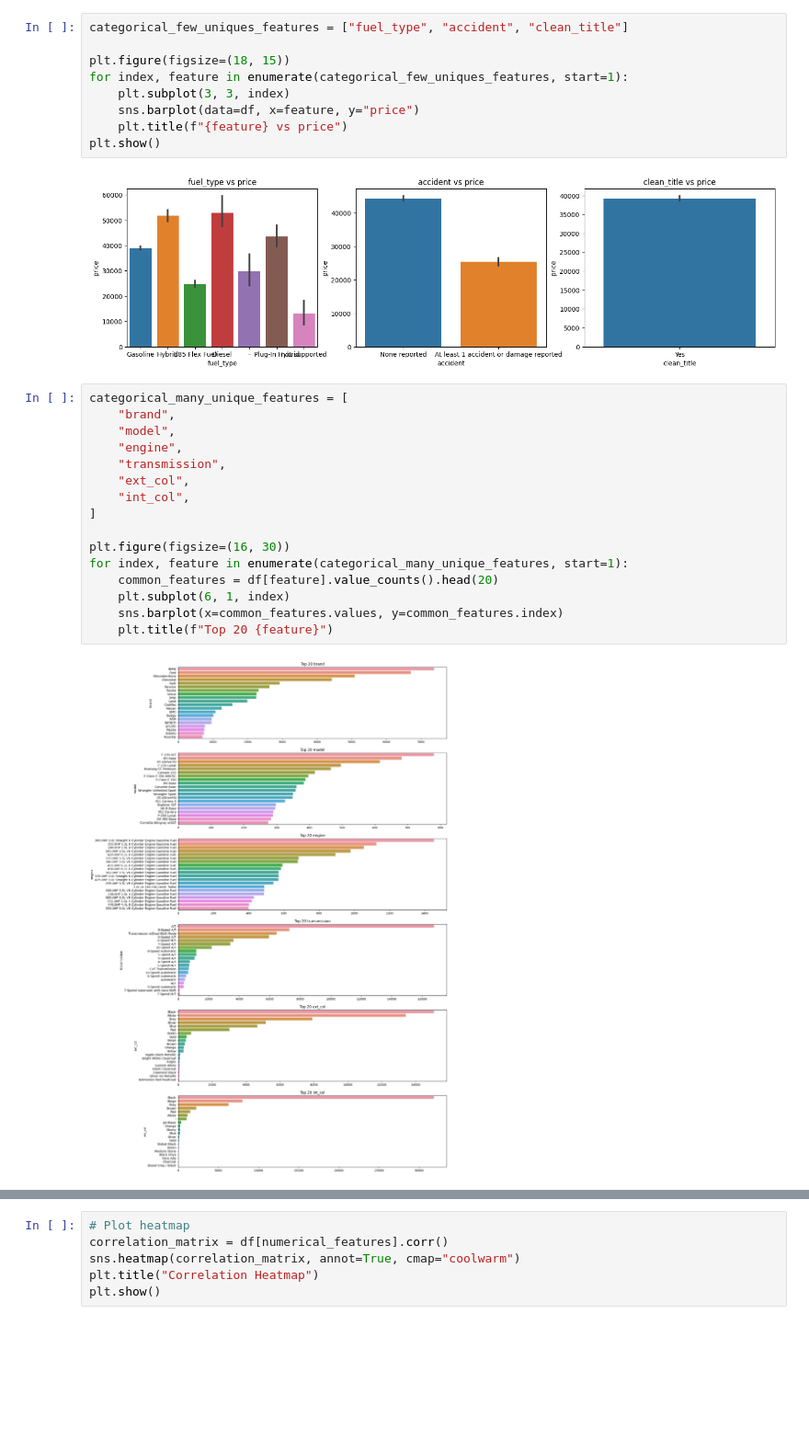
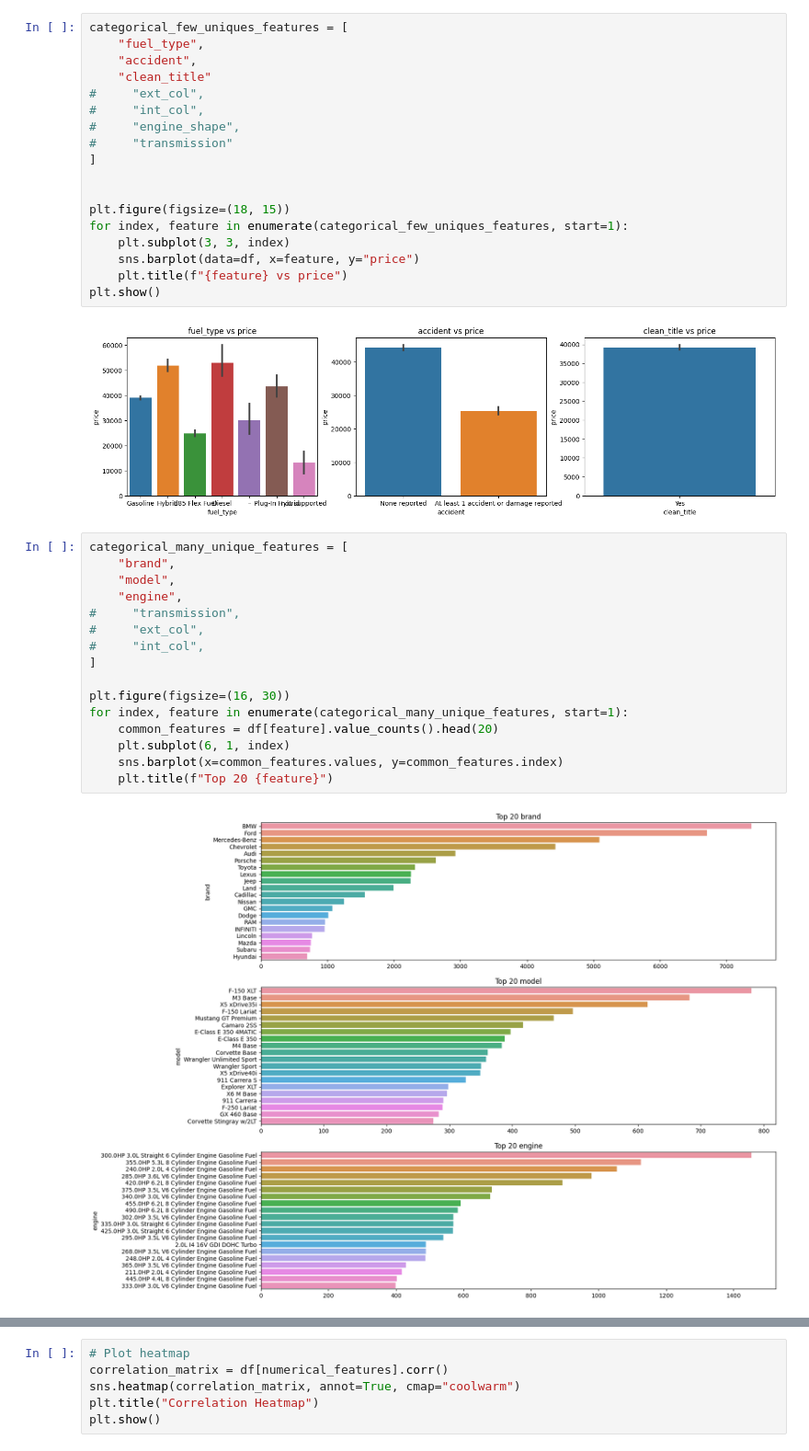
Before and after one commit to SiegfredLorelle/kagglex-car-price-prediction, a Jupyter notebook: kagglex-car-price.ipynb, the cells around one changed output, grey strips where cells are left out. Shown at 92% size. Cells and saved outputs as stored; diff of their text form; blank space fills up the shorter version.

```diff
--- a/kagglex-car-price.ipynb
+++ b/kagglex-car-price.ipynb
@@ -195,5 +229,14 @@ df
 # %%
-categorical_few_uniques_features = ["fuel_type", "accident", "clean_title"]
+categorical_few_uniques_features = [
+    "fuel_type",
+    "accident",
+    "clean_title"
+#     "ext_col",
+#     "int_col",
+#     "engine_shape",
+#     "transmission"
+]
+
 
 plt.figure(figsize=(18, 15))
 for index, feature in enumerate(categorical_few_uniques_features, start=1):
@@ -206,21 +249,21 @@ plt.show()
 # %%
 categorical_many_unique_features = [
     "brand",
     "model",
     "engine",
-    "transmission",
-    "ext_col",
-    "int_col",
+#     "transmission",
+#     "ext_col",
+#     "int_col",
 ]
 
 plt.figure(figsize=(16, 30))
 for index, feature in enumerate(categorical_many_unique_features, start=1):
     common_features = df[feature].value_counts().head(20)
     plt.subplot(6, 1, index)
     sns.barplot(x=common_features.values, y=common_features.index)
     plt.title(f"Top 20 {feature}")
 # %% [output]
-[figure, old version]
+[figure, new version]
 # %%
 plt.figure(figsize=(16, 30))
 for index, feature in enumerate(categorical_many_unique_features, start=1):
```
Also changed, not shown: parts of 27 cells of this notebook.
